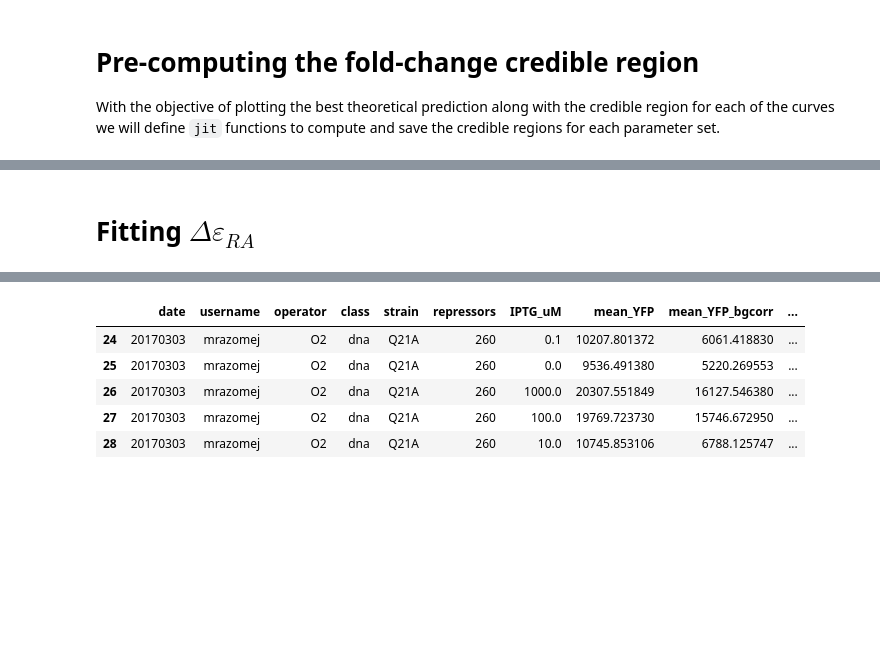
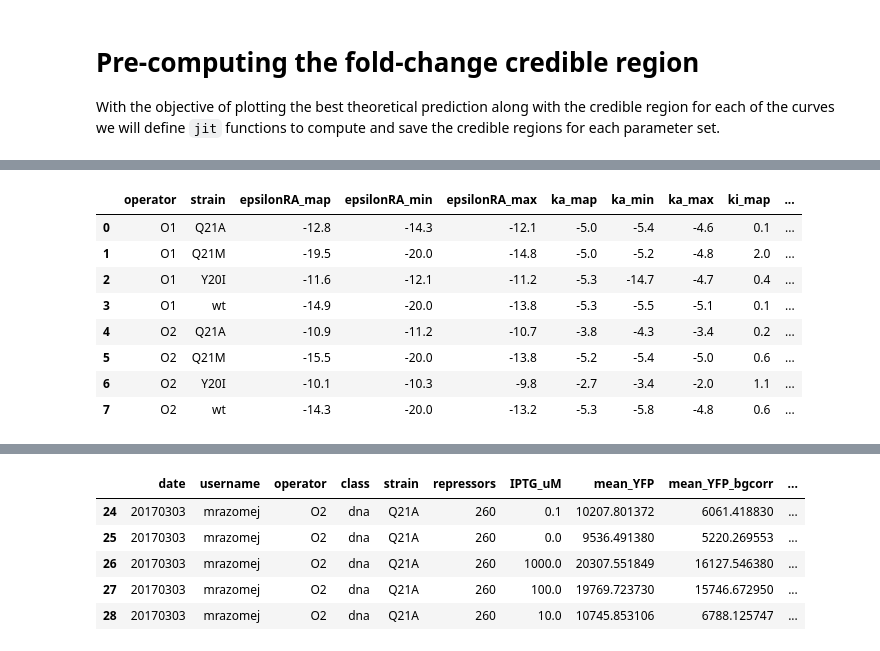
Before and after one commit to RPGroup-PBoC/mwc_mutants, a Jupyter notebook: code/analysis/MCMC_parameter_comparison.ipynb, the cells around one changed output, grey strips where cells are left out. Drawn from its saved outputs; the diff is of its cells as text; code cells hidden in the pictures; blank space fills up the shorter version.

Commit message:
got the MCMC to work for all strains when fitting all 3 parameters

```diff
--- a/code/analysis/MCMC_parameter_comparison.ipynb
+++ b/code/analysis/MCMC_parameter_comparison.ipynb
@@ -285,7 +286,7 @@ df = pd.read_csv('../../data/flow_master.csv',index_col=0 , comment='#')
 df = df[(df.strain!='auto') & (df.strain!='delta')]
 
 # Remove O1 Y20I for now
-df = df[np.invert((df.operator=='O1') & (df.strain=='Y20I'))]
+# df = df[np.invert((df.operator=='O1') & (df.strain=='Y20I'))]
 df.head()
 # %% [output]
 |  | date | username | operator | class | strain | repressors | IPTG_uM | mean_YFP | mean_YFP_bgcorr | ... |
@@ -302,7 +303,7 @@ In order to speed up the burn in step we can initialize the walkers around the m
 We have defined a function that performs a non-linear regression in a single step, finding the most likely parameters directly. For more details on how this non-linear regression is performed please visit [this tutorial](https://rpgroup-pboc.github.io/mwc_induction/code/notebooks/SI_E_nonlinear_regression.html)
 # %%
 # Extract the data
-df_example = df[(df.operator=='O1') & (df.strain=='Q21M')]
+df_example = df[(df.operator=='O2') & (df.strain=='Q21M')]
 
 # Define the parameters to be fit
 param_names = ['epsilon_RA', 'ka', 'ki']
@@ -398,7 +399,7 @@ sampler = emcee.EnsembleSampler(n_walkers, n_dim, log_post,\
 # %% [markdown]
 And now we run the MCMC.
 # %%
-sample = True
+sample = False
 if sample:
     #Do the burn in
     pos, prob, state = sampler.run_mcmc(p0, n_burn, storechain=False)
@@ -699,2 +789,38 @@ if compute_fc:
-# %% [markdown]
-# Fitting $\Delta\varepsilon_{RA}$
+# %%
+index = ['operator', 'strain',
+         'epsilonRA_map', 'epsilonRA_min', 'epsilonRA_max',
+         'ka_map', 'ka_min', 'ka_max',
+         'ki_map', 'ki_min', 'ki_max']
+
+df_params = pd.DataFrame(columns=index)
+for group, data in df_group:
+    # Read the pandas data frame containing the MCMC flatchains
+    mcmc_file = group[0] + '_' + str(group[1]) + '_' + group[2] + '.csv'
+    df_mcmc = pd.read_csv('../../data/mcmc/epsilonRA_ka_ki/'\
+                              + mcmc_file, index_col=0)
+    # Find the most likely parameter value
+    map_idx = np.argmax(df_mcmc.lnprob.values)
+    map_param = df_mcmc.ix[map_idx, ['epsilon_RA', 'ka', 'ki']]
+    # Compute the 95% HPD on the binding energy
+    hpd_epsilon = hpd(trace=df_mcmc.epsilon_RA.values, mass_frac=0.95)
+    hpd_ka = hpd(trace=df_mcmc.ka.values, mass_frac=0.95)
+    hpd_ki = hpd(trace=df_mcmc.ki.values, mass_frac=0.95)
+    # Convert to pandas Data frame
+    param_series = pd.Series([group[0], group[2],
+                              map_param[0], hpd_epsilon[0], hpd_epsilon[1],
+                              map_param[1], hpd_ka[0], hpd_ka[1],
+                              map_param[2], hpd_ki[0], hpd_ki[1]],
+                             index=index)
+    df_params = df_params.append(param_series, ignore_index=True)
+# %%
+df_params.round(1)
+# %% [output]
+|  | operator | strain | epsilonRA_map | epsilonRA_min | epsilonRA_max | ka_map | ka_min | ka_max | ki_map | ... |
+| 0 | O1 | Q21A | -12.8 | -14.3 | -12.1 | -5.0 | -5.4 | -4.6 | 0.1 | ... |
+| 1 | O1 | Q21M | -19.5 | -20.0 | -14.8 | -5.0 | -5.2 | -4.8 | 2.0 | ... |
+| 2 | O1 | Y20I | -11.6 | -12.1 | -11.2 | -5.3 | -14.7 | -4.7 | 0.4 | ... |
+| 3 | O1 | wt | -14.9 | -20.0 | -13.8 | -5.3 | -5.5 | -5.1 | 0.1 | ... |
+| 4 | O2 | Q21A | -10.9 | -11.2 | -10.7 | -3.8 | -4.3 | -3.4 | 0.2 | ... |
+| 5 | O2 | Q21M | -15.5 | -20.0 | -13.8 | -5.2 | -5.4 | -5.0 | 0.6 | ... |
+| 6 | O2 | Y20I | -10.1 | -10.3 | -9.8 | -2.7 | -3.4 | -2.0 | 1.1 | ... |
+| 7 | O2 | wt | -14.3 | -20.0 | -13.2 | -5.3 | -5.8 | -4.8 | 0.6 | ... |
```
Also changed, not shown: parts of 20 cells of this notebook.
